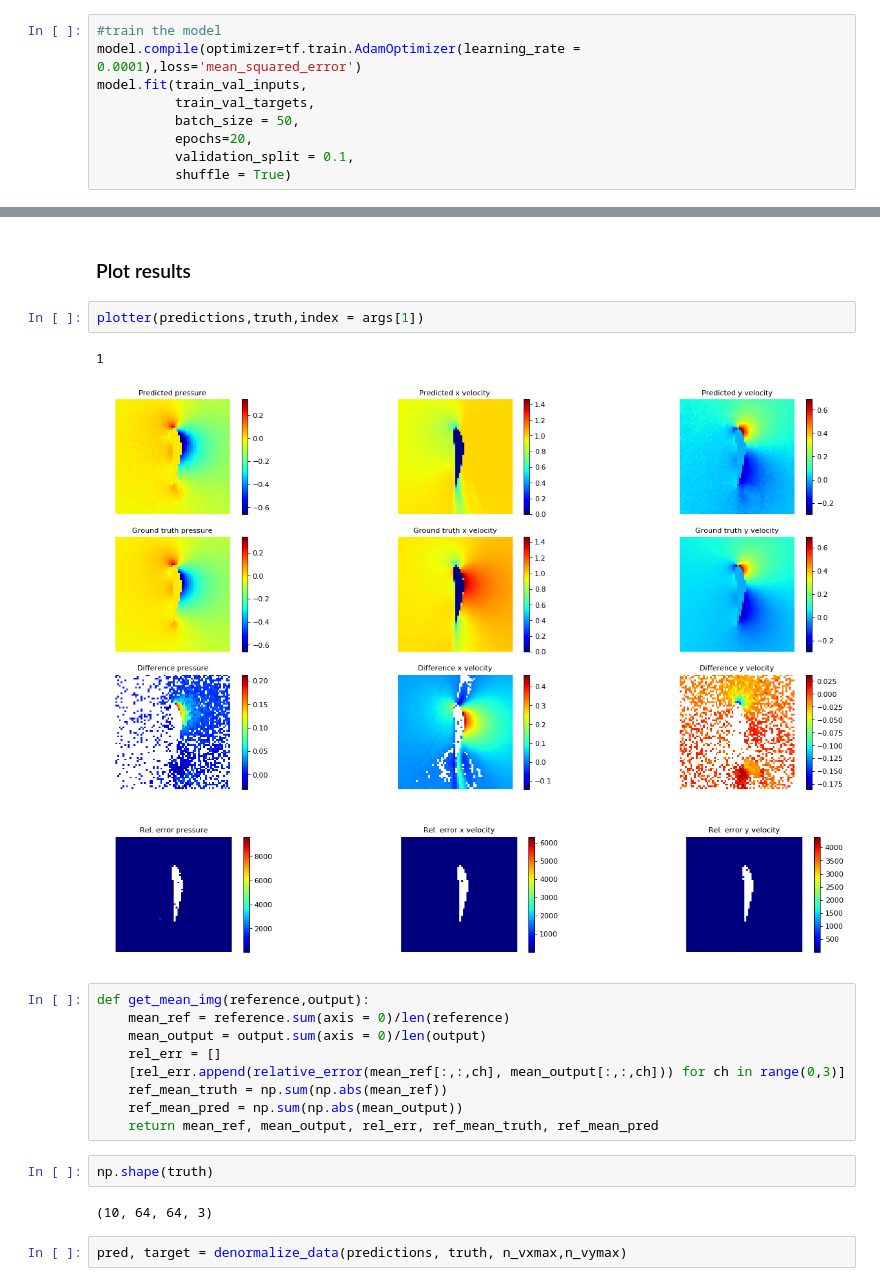
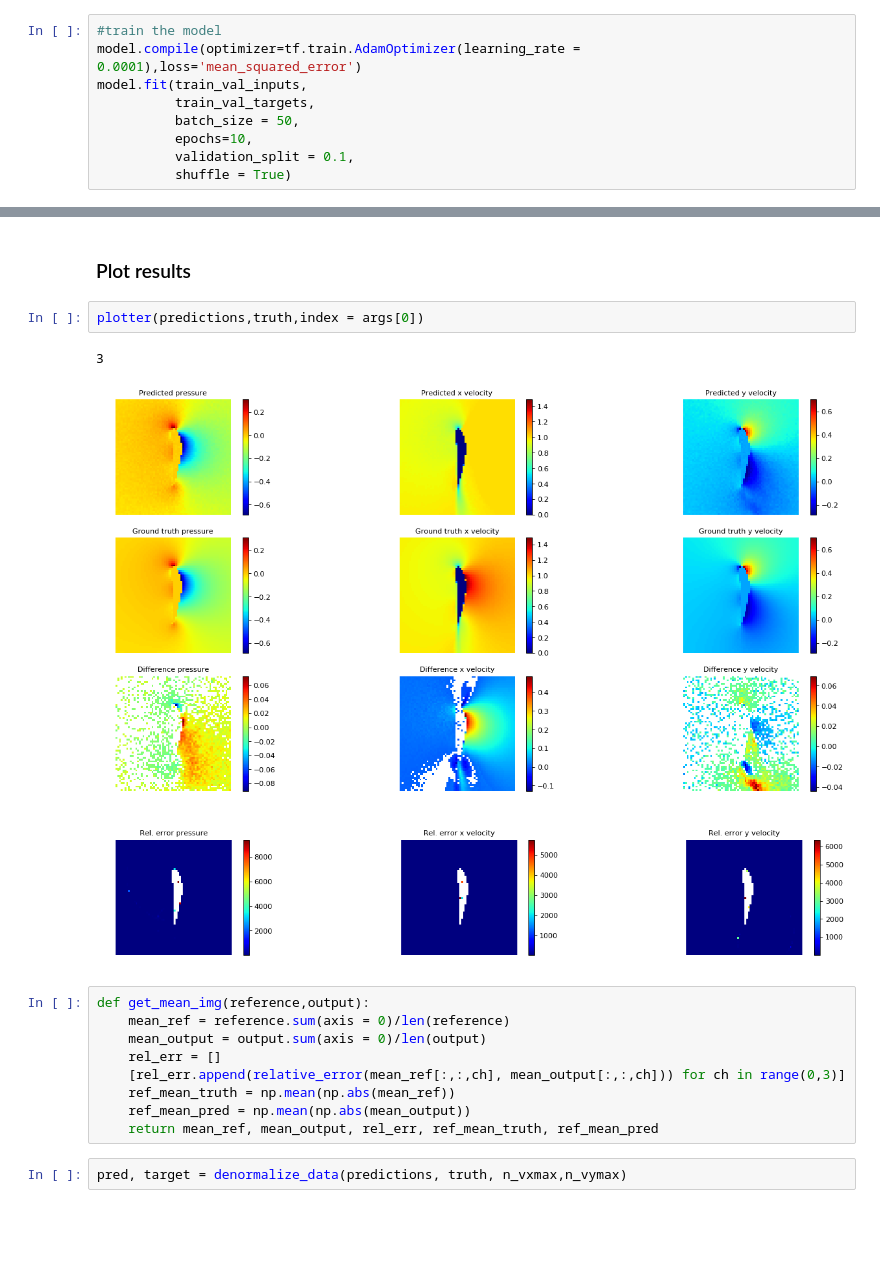
Before and after one commit to BSVogler/ferienakademie2018-accelerating-physics-with-deep-learning, a Jupyter notebook: Tutorial_1.ipynb, the cells around one changed output, grey strips where cells are left out. Cells and saved outputs as stored; diff of their text form; blank space fills up the shorter version.

```diff
--- a/Tutorial_1.ipynb
+++ b/Tutorial_1.ipynb
@@ -267,7 +267,7 @@ model.compile(optimizer=tf.train.AdamOptimizer(learning_rate = 0.0001),loss='mea
 model.fit(train_val_inputs,
           train_val_targets,
           batch_size = 50,
-          epochs=20,
+          epochs=10,
           validation_split = 0.1,
           shuffle = True)
 # %% [output]
@@ -347,24 +343,20 @@ args = arg_getter(truth,predictions)
 # %% [markdown]
 ### Plot results
 # %%
-plotter(predictions,truth,index = args[1])
+plotter(predictions,truth,index = args[0])
 # %% [output]
-1
+3
-[figure, old version]
+[figure, new version]
-[figure, old version]
+[figure, new version]
 # %%
 def get_mean_img(reference,output):
     mean_ref = reference.sum(axis = 0)/len(reference)
     mean_output = output.sum(axis = 0)/len(output)
     rel_err = []
     [rel_err.append(relative_error(mean_ref[:,:,ch], mean_output[:,:,ch])) for ch in range(0,3)]
-    ref_mean_truth = np.sum(np.abs(mean_ref))
-    ref_mean_pred = np.sum(np.abs(mean_output))
+    ref_mean_truth = np.mean(np.abs(mean_ref))
+    ref_mean_pred = np.mean(np.abs(mean_output))
     return mean_ref, mean_output, rel_err, ref_mean_truth, ref_mean_pred
-# %%
-np.shape(truth)
-# %% [output]
-(10, 64, 64, 3)
 # %%
 pred, target = denormalize_data(predictions, truth, n_vxmax,n_vymax)
 # %%
```
Also changed, not shown: parts of 11 cells of this notebook, 1 other file.
